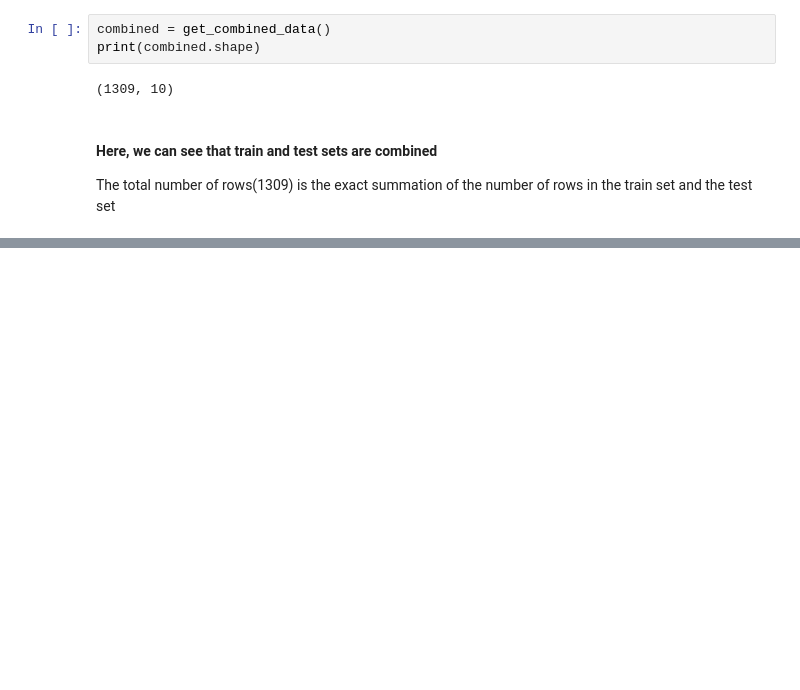
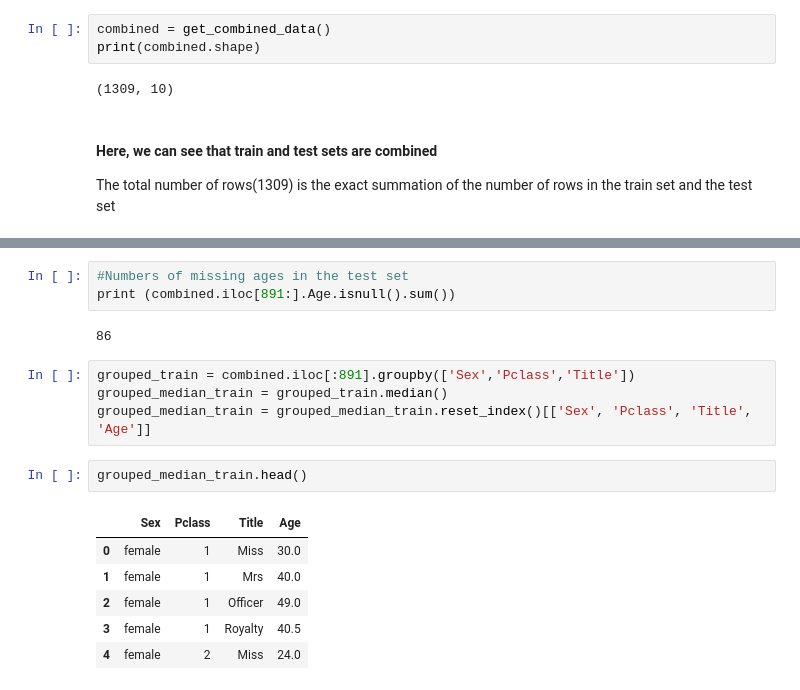
Before and after one commit to aaditya29/Kaggle-Titanic-Jupyter-Notebook, a Jupyter notebook: Titanic.ipynb, the cells around one changed output, grey strips where cells are left out. Cells and saved outputs as stored; diff of their text form; blank space fills up the shorter version.

```diff
--- a/Titanic.ipynb
+++ b/Titanic.ipynb
@@ -227,0 +310,18 @@ combined.head()#Returning the 5 default rows
+# %%
+#Numbers of missing ages in the test set
+print (combined.iloc[891:].Age.isnull().sum())
+# %% [output]
+86
+# %%
+grouped_train = combined.iloc[:891].groupby(['Sex','Pclass','Title'])
+grouped_median_train = grouped_train.median()
+grouped_median_train = grouped_median_train.reset_index()[['Sex', 'Pclass', 'Title', 'Age']]
+# %%
+grouped_median_train.head()
+# %% [output]
+|  | Sex | Pclass | Title | Age |
+| 0 | female | 1 | Miss | 30.0 |
+| 1 | female | 1 | Mrs | 40.0 |
+| 2 | female | 1 | Officer | 49.0 |
+| 3 | female | 1 | Royalty | 40.5 |
+| 4 | female | 2 | Miss | 24.0 |
```
Also changed, not shown: parts of 20 cells of this notebook.
